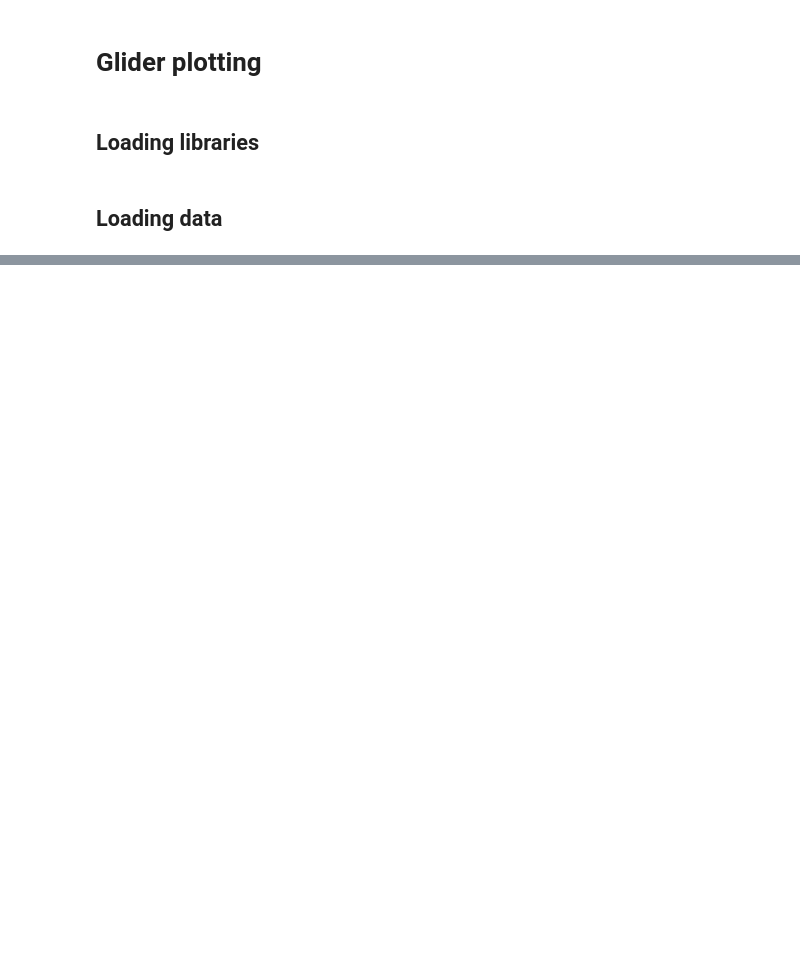
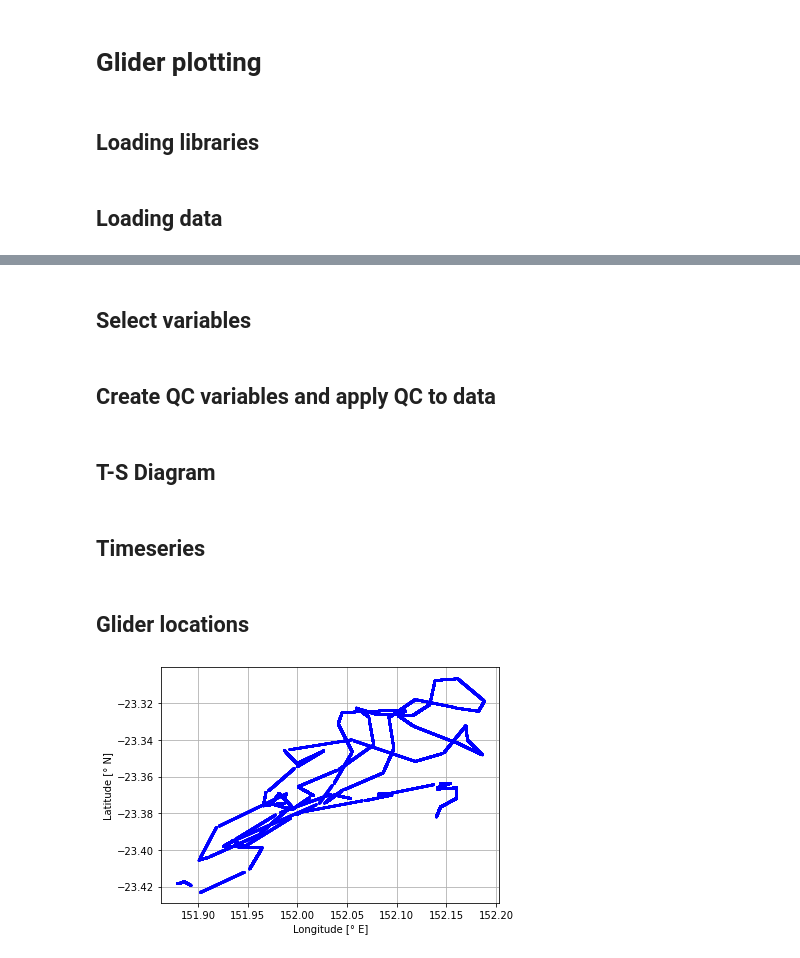
Before and after one commit to oceanhackweek/ohw22-proj-plot_this_and_that, a Jupyter notebook: notebooks/Gliderplot.ipynb, the cells around one changed output, grey strips where cells are left out. Cells and saved outputs as stored; diff of their text form; code cells hidden in the pictures; blank space fills up the shorter version.

```diff
--- a/notebooks/Gliderplot.ipynb
+++ b/notebooks/Gliderplot.ipynb
@@ -55,0 +29,11 @@ glider_data.sel(TIME = "2015-05-22").plot(y = "DEPTH")
+# %%
+filename = r'../data/IMOS_ANFOG_BCEOPSTUVN_20150521T004128Z_SL416_FV01_timeseries_END-20150530T131213Z.nc'
+#glider_data = xr.open_dataset(filename).TEMP
+#glider_data = xr.open_dataset(filename).
+glider_data = xr.open_dataset(filename)
+# glider_data_t = xr.open_dataset(filename).TEMP
+# glider_data_s = xr.open_dataset(filename).PSAL
+# convert from data set to data frame for easier plotting later
+# glider_data_frame = xr.Dataset.to_dataframe(glider_data)
+glider_data_frame = xr.Dataset.to_dataframe(glider_data)
+type(glider_data_frame)
@@ -55,0 +95,2 @@ glider_data.sel(TIME = "2015-05-22").plot(y = "DEPTH")
+# %% [markdown]
+## Select variables
@@ -55,0 +101,2 @@ glider_data.sel(TIME = "2015-05-22").plot(y = "DEPTH")
+# %% [markdown]
+## Create QC variables and apply QC to data
@@ -55,0 +113,2 @@ glider_data.sel(TIME = "2015-05-22").plot(y = "DEPTH")
+# %% [markdown]
+## T-S Diagram
@@ -55,0 +119,2 @@ glider_data.sel(TIME = "2015-05-22").plot(y = "DEPTH")
+# %% [markdown]
+## Timeseries
@@ -55,0 +123,11 @@ glider_data.sel(TIME = "2015-05-22").plot(y = "DEPTH")
+# %% [markdown]
+## Glider locations
+# %%
+#plt.figure(figure=(10,8))
+plt.plot(glider_data.LONGITUDE,glider_data.LATITUDE,marker='o',color='b',markersize=1,label='Glider data', linestyle='None')
+plt.xlabel('Longitude [\u00b0 E]')
+plt.ylabel('Latitude [\u00b0 N]')
+plt.grid()
+plt.tight_layout()
+# %% [output]
+[figure, added]
```
Also changed, not shown: parts of 16 cells of this notebook.
